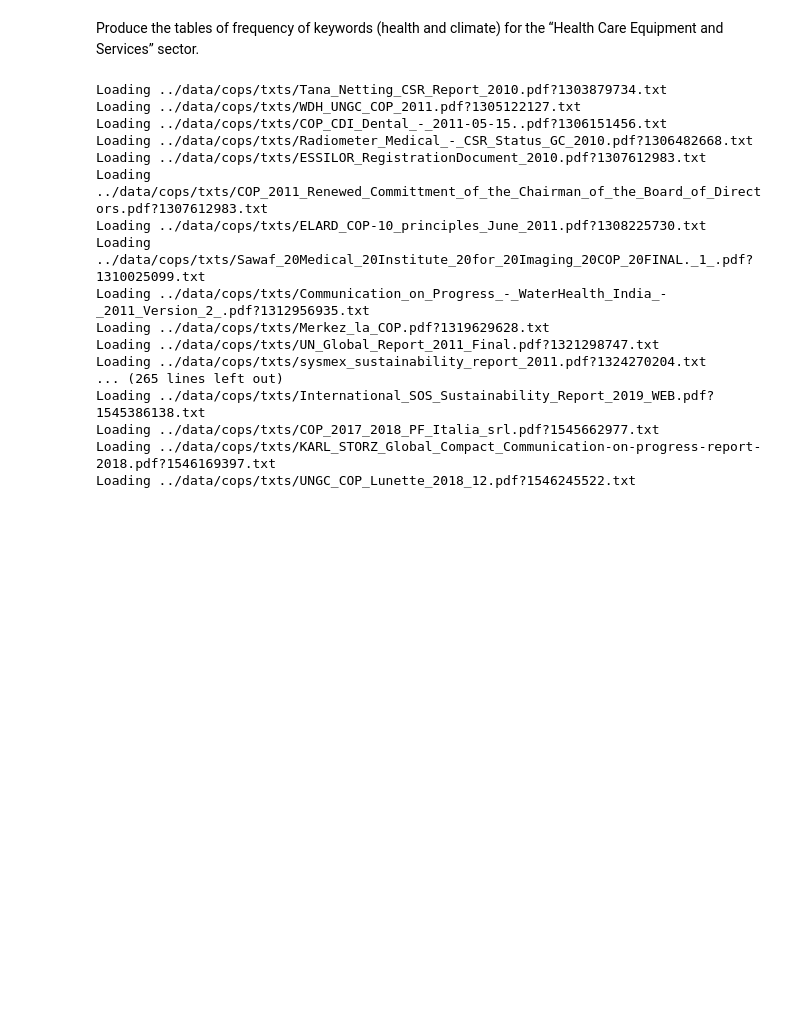
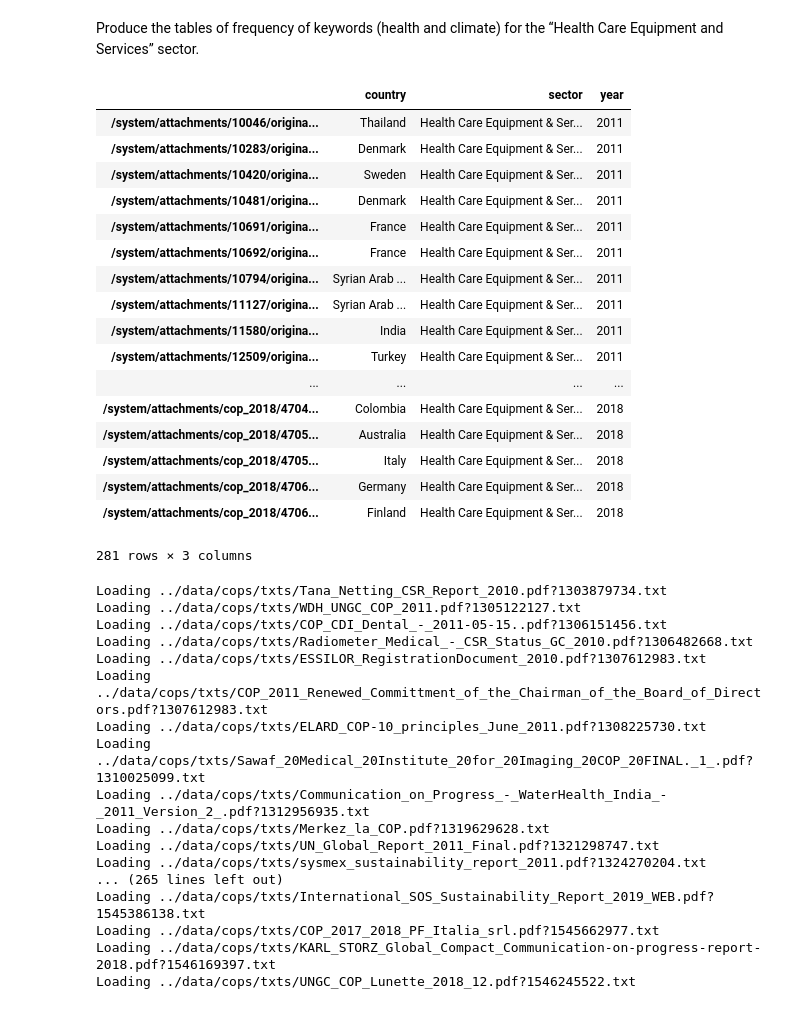
Before and after one commit to sjankin/lancet, a Jupyter notebook: notebooks/Global_Compact_Analysis-2018B.ipynb, the cells around one changed output. Drawn from its saved outputs; the diff is of its cells as text; code cells hidden in the pictures; blank space fills up the shorter version.

```diff
--- a/notebooks/Global_Compact_Analysis-2018B.ipynb
+++ b/notebooks/Global_Compact_Analysis-2018B.ipynb
@@ -844,6 +863,27 @@ ax
 ### Keywords
 # %% [markdown]
 Produce the tables of frequency of keywords (health and climate) for the “Health Care Equipment and Services” sector.
+# %%
+df_selected_pdfs_sector
+# %% [output]
+|  | country | sector | year |
+| /system/attachments/10046/origina... | Thailand | Health Care Equipment & Ser... | 2011 |
+| /system/attachments/10283/origina... | Denmark | Health Care Equipment & Ser... | 2011 |
+| /system/attachments/10420/origina... | Sweden | Health Care Equipment & Ser... | 2011 |
+| /system/attachments/10481/origina... | Denmark | Health Care Equipment & Ser... | 2011 |
+| /system/attachments/10691/origina... | France | Health Care Equipment & Ser... | 2011 |
+| /system/attachments/10692/origina... | France | Health Care Equipment & Ser... | 2011 |
+| /system/attachments/10794/origina... | Syrian Arab ... | Health Care Equipment & Ser... | 2011 |
+| /system/attachments/11127/origina... | Syrian Arab ... | Health Care Equipment & Ser... | 2011 |
+| /system/attachments/11580/origina... | India | Health Care Equipment & Ser... | 2011 |
+| /system/attachments/12509/origina... | Turkey | Health Care Equipment & Ser... | 2011 |
+| ... | ... | ... | ... |
+| /system/attachments/cop_2018/4704... | Colombia | Health Care Equipment & Ser... | 2018 |
+| /system/attachments/cop_2018/4705... | Australia | Health Care Equipment & Ser... | 2018 |
+| /system/attachments/cop_2018/4705... | Italy | Health Care Equipment & Ser... | 2018 |
+| /system/attachments/cop_2018/4706... | Germany | Health Care Equipment & Ser... | 2018 |
+| /system/attachments/cop_2018/4706... | Finland | Health Care Equipment & Ser... | 2018 |
+281 rows × 3 columns
 # %%
 dict_selected_pdfs_sector = df_selected_pdfs_sector.transpose().to_dict()
 # %%
```
Also changed, not shown: parts of 11 cells of this notebook, 1 other file.
